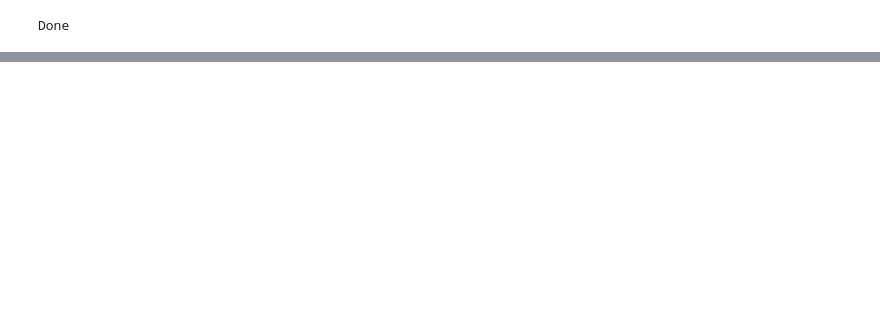
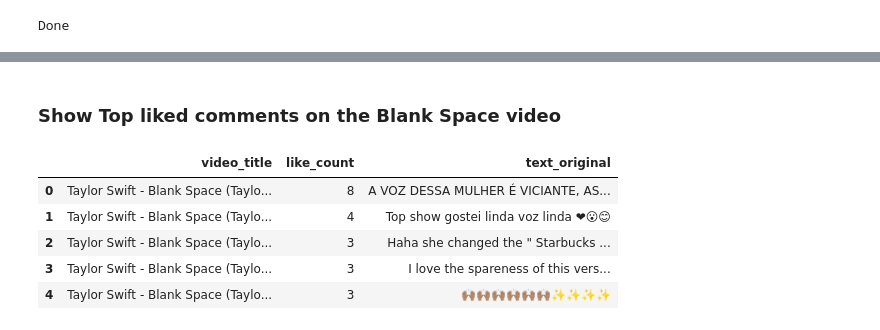
Before and after one commit to OldPickle/IST_769_GP, a Jupyter notebook: GroupProj.ipynb, the cells around one changed output, grey strips where cells are left out. Saved outputs shown, nothing was run; the diff lists cells and outputs as text; code cells hidden in the pictures; blank space fills up the shorter version.

```diff
--- a/GroupProj.ipynb
+++ b/GroupProj.ipynb
@@ -302,0 +232,11 @@ root
+# %% [markdown]
+### Show Top liked comments on the Blank Space video
+# %%
+blank_space_result_2.toPandas().head(5)
+# %% [output]
+|  | video_title | like_count | text_original |
+| 0 | Taylor Swift - Blank Space (Taylo... | 8 | A VOZ DESSA MULHER É VICIANTE, AS... |
+| 1 | Taylor Swift - Blank Space (Taylo... | 4 | Top show gostei linda voz linda ❤😮😊 |
+| 2 | Taylor Swift - Blank Space (Taylo... | 3 | Haha she changed the " Starbucks ... |
+| 3 | Taylor Swift - Blank Space (Taylo... | 3 | I love the spareness of this vers... |
+| 4 | Taylor Swift - Blank Space (Taylo... | 3 | 🙌🏽🙌🏽🙌🏽🙌🏽🙌🏽🙌🏽✨✨✨✨ |
```
Also changed, not shown: parts of 22 cells of this notebook, 2 other files.
